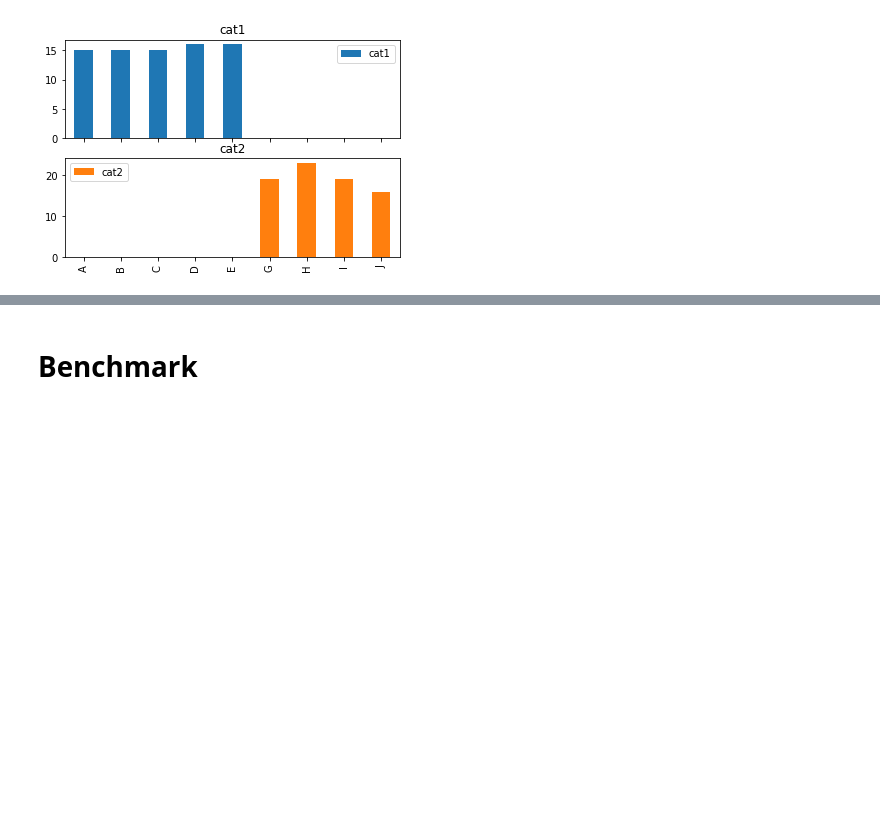
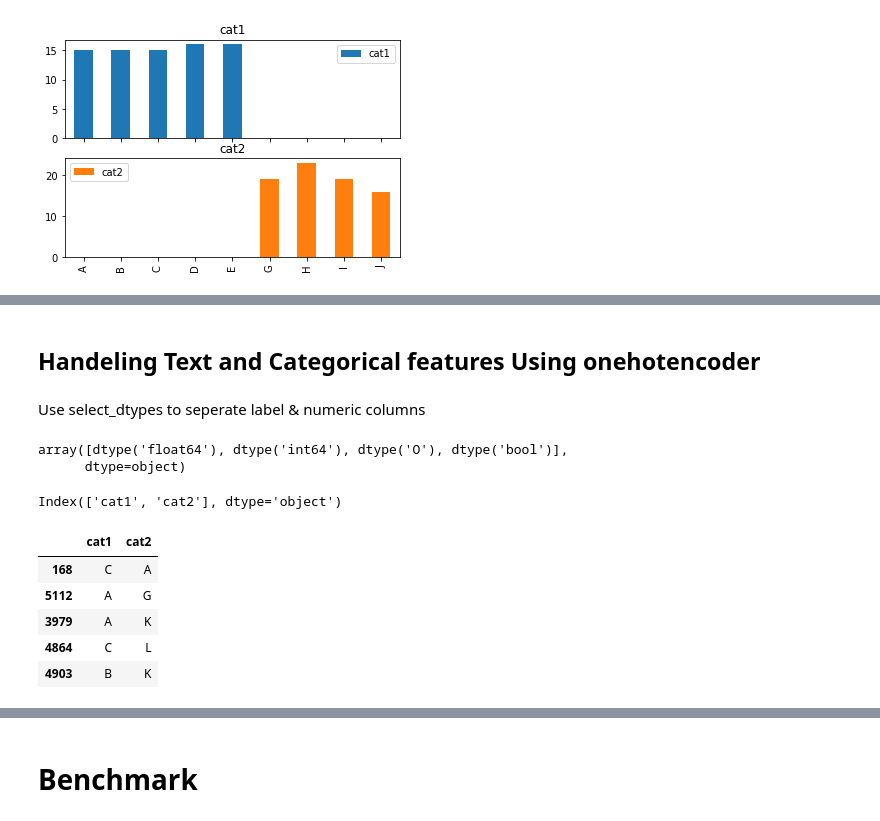
Before and after one commit to jonathanc42/hw-fall3-blue2, a Jupyter notebook: MachineLearning/Improved model.ipynb, the cells around one changed output, grey strips where cells are left out. Cells and saved outputs as stored; diff of their text form; code cells hidden in the pictures; blank space fills up the shorter version.

```diff
--- a/MachineLearning/Improved model.ipynb
+++ b/MachineLearning/Improved model.ipynb
@@ -167,0 +98,4 @@ X_test_norm = norm.transform(X_test)
+# %% [markdown]
+## Handeling Text and Categorical features Using onehotencoder
+# %% [markdown]
+Use select_dtypes to seperate label & numeric columns
@@ -167,0 +108,18 @@ X_test_norm = norm.transform(X_test)
+# %%
+X_train.dtypes.unique()
+# %% [output]
+array([dtype('float64'), dtype('int64'), dtype('O'), dtype('bool')],
+      dtype=object)
+# %%
+# Category
+col_cat = X_train.select_dtypes(include=['object']).columns
+print(col_cat)
+X_train[col_cat].head()
+# %% [output]
+Index(['cat1', 'cat2'], dtype='object')
+|  | cat1 | cat2 |
+| 168 | C | A |
+| 5112 | A | G |
+| 3979 | A | K |
+| 4864 | C | L |
+| 4903 | B | K |
```
Also changed, not shown: parts of 70 cells of this notebook.
